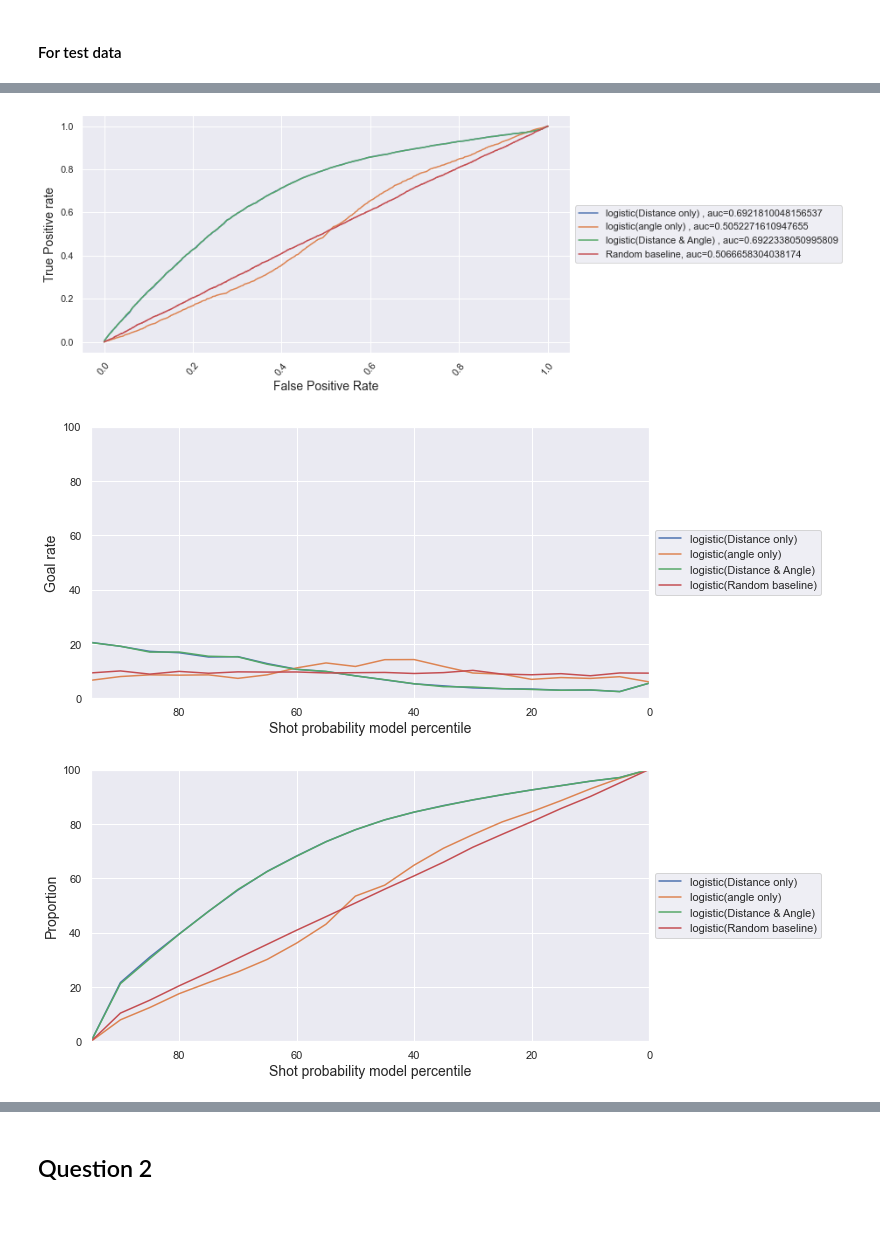
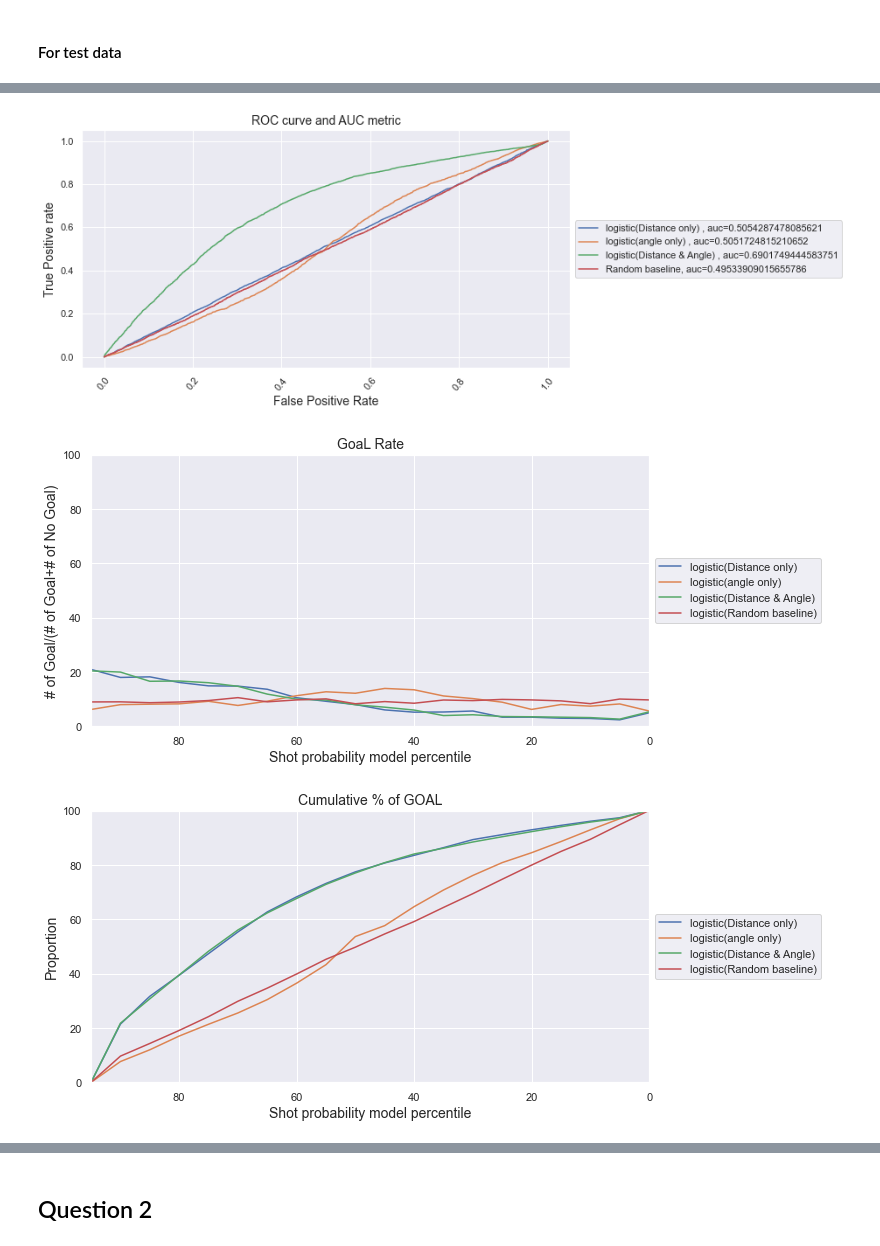
Before and after one commit to DS-IFT6750-project-collaboration/Hockey-all-star-analytics, a Jupyter notebook: Milestone2_Feature engineering(Q2,Q3).ipynb, the cells around one changed output, grey strips where cells are left out. Saved outputs shown, nothing was run; the diff lists cells and outputs as text; code cells hidden in the pictures; blank space fills up the shorter version.

```diff
--- a/Milestone2_Feature engineering(Q2,Q3).ipynb
+++ b/Milestone2_Feature engineering(Q2,Q3).ipynb
@@ -52,7 +53,7 @@ advanced_df.head()
 df['is_goal'] = np.where(df.event_type_id == "GOAL",1,0)
 result_df = pd.concat([advanced_df, df[['is_goal']]], axis=1).round(2).fillna(0)
 # %%
-X_train, X_test, y_train, y_test = train_test_split(result_df.drop(['is_goal','empty_net'],axis=1).fillna(0), result_df['is_goal'], test_size=0.30, random_state=42)
+X_train, X_test, y_train, y_test = train_test_split(result_df.drop(['is_goal','empty_net'],axis=1).fillna(0), result_df['is_goal'], test_size=0.20, random_state=42)
 # %%
 experiment = Experiment(
     project_name="hockey-all-star-analytics",
@@ -90,21 +91,25 @@ def goal_Rate(pred, y_test):
     return goal_rate, cumulative, Shot_prob_percentile
 # %%
 ##Logistic with distance
-clf_dist = LogisticRegression(random_state=0).fit(X_train[['dist_from_net']], y_train)
+X_train, X_test, y_train, y_test = train_test_split(result_df.drop(['is_goal','empty_net'],axis=1).fillna(0), result_df['is_goal'], test_size=0.20, random_state=20)
+clf_dist = LogisticRegression().fit(X_train[['dist_from_net']], y_train)
 y_pred_dist = clf_dist.predict_proba(X_test[['dist_from_net']])[::,1]
 Goal_rate_dist, cumulative_dist, Shot_percentile =  goal_Rate(y_pred_dist, y_test)
 
 ##Logistic with angle
-clf_angle = LogisticRegression(random_state=0).fit(X_train[['angle_from_net']], y_train)
+X_train, X_test, y_train, y_test = train_test_split(result_df.drop(['is_goal','empty_net'],axis=1).fillna(0), result_df['is_goal'], test_size=0.20, random_state=42)
+clf_angle = LogisticRegression().fit(X_train[['angle_from_net']], y_train)
 y_pred_angle = clf_angle.predict_proba(X_test[['angle_from_net']])[::,1]
 Goal_rate_angle,cumulative_angle, Shot_percentile =  goal_Rate(y_pred_angle, y_test)
 
 ##Logistic with distance and angle
-clf_angle_dist = LogisticRegression(random_state=0).fit(X_train[['dist_from_net','angle_from_net']], y_train)
+X_train, X_test, y_train, y_test = train_test_split(result_df.drop(['is_goal','empty_net'],axis=1).fillna(0), result_df['is_goal'], test_size=0.20, random_state=42)
+clf_angle_dist = LogisticRegression().fit(X_train[['dist_from_net','angle_from_net']], y_train)
 y_pred_angle_dist = clf_angle_dist.predict_proba(X_test[['dist_from_net','angle_from_net']])[::,1]
 Goal_rate_angle_dist,cumulative_angle_dist, Shot_percentile =  goal_Rate(y_pred_angle_dist, y_test)
 
 ##Random baseline
+X_train, X_test, y_train, y_test = train_test_split(result_df.drop(['is_goal','empty_net'],axis=1).fillna(0), result_df['is_goal'], test_size=0.20, random_state=42)
 random_baseline = [random.uniform(0, 1) for r in  y_test]
 Goal_rate_random,cumulative_random, Shot_percentile =  goal_Rate(random_baseline, y_test)
 # %%
@@ -271,28 +186,29 @@ def plots_evaluation(Goal_rate_dist, cumulative_dist, Goal_rate_angle,cumulative
     fpr_dist, tpr_dist, _ = metrics.roc_curve(y_test, y_pred_dist)
     auc_dist = metrics.roc_auc_score(y_test, y_pred_dist)
     plt.plot(fpr_dist,tpr_dist,label="logistic(Distance only) , auc="+str(auc_dist))
-    experiment.log_metric("logistic(Distance only) ", auc_dist)
+    experiment.log_metric("logistic(Distance only)-AUC ", auc_dist)
 
     fpr_angle, tpr_angle, _ = metrics.roc_curve(y_test, y_pred_angle)
     auc_angle = metrics.roc_auc_score(y_test, y_pred_angle)
     plt.plot(fpr_angle,tpr_angle,label="logistic(angle only) , auc="+str(auc_angle))
-    experiment.log_metric("logistic(angle only)", auc_angle)
+    experiment.log_metric("logistic(angle only)-AUC", auc_angle)
 
     fpr_dist_angle, tpr_dist_angle, _ = metrics.roc_curve(y_test, y_pred_angle_dist)
     auc_dist_angle = metrics.roc_auc_score(y_test, y_pred_angle_dist)
     plt.plot(fpr_dist_angle,tpr_dist_angle,label="logistic(Distance & Angle) , auc="+str(auc_dist_angle))
-    experiment.log_metric("logistic(Distance & Angle)", auc_dist_angle)
+    experiment.log_metric("logistic(Distance & Angle)-AUC", auc_dist_angle)
 
     fpr_random, tpr_random, _ = metrics.roc_curve(y_test, random_baseline)
     auc_random = metrics.roc_auc_score(y_test, random_baseline)
     plt.plot(fpr_random,tpr_random,label="Random baseline, auc="+str(auc_random))
-    experiment.log_metric("Random baseline", auc_random)
+    experiment.log_metric("Random baseline-AUC", auc_random)
 
     plt.legend(loc='center left', bbox_to_anchor=(1, 0.5))
     plt.xticks(rotation=50)
     plt.xlabel('False Positive Rate', fontsize=14)
     plt.ylabel('True Positive rate', fontsize=14)
     plt.legend(loc='center left', bbox_to_anchor=(1, 0.5))
+    plt.title("ROC curve and AUC metric",fontsize=14)
     plt.savefig("/Users/henaghonia/Desktop/udem/Sem-1/Data-science/ift6758-Milestone2_blog/ift6758-Milestone2_blog/images/ROC_AUC_comparison.png",bbox_inches="tight")
     experiment.log_figure(figure_name="AUC_ROC ", overwrite=True, step=None)
     plt.show()
@@ -304,7 +220,8 @@ def plots_evaluation(Goal_rate_dist, cumulative_dist, Goal_rate_angle,cumulative
     plt.xlim(max(Shot_percentile), min(Shot_percentile))
     plt.ylim(0, 100)
     plt.xlabel('Shot probability model percentile', fontsize=14)
-    plt.ylabel('Goal rate', fontsize=14)
+    plt.ylabel('# of Goal/(# of Goal+# of No Goal)', fontsize=14)
+    plt.title("GoaL Rate",fontsize=14)
     plt.legend(loc='center left', bbox_to_anchor=(1, 0.5))
     plt.savefig("/Users/henaghonia/Desktop/udem/Sem-1/Data-science/ift6758-Milestone2_blog/ift6758-Milestone2_blog/images/Goal_rate_comparison.png",bbox_inches="tight")
     experiment.log_figure(figure_name = "Goal rate vs Shot probability model percentile", overwrite=True, step=None)
@@ -320,9 +237,9 @@ def plots_evaluation(Goal_rate_dist, cumulative_dist, Goal_rate_angle,cumulative
     plt.xlabel('Shot probability model percentile', fontsize=14)
     plt.ylabel('Proportion', fontsize=14)
     plt.legend(loc='center left', bbox_to_anchor=(1, 0.5))
+    plt.title("Cumulative % of GOAL",fontsize=14)
     plt.savefig("/Users/henaghonia/Desktop/udem/Sem-1/Data-science/ift6758-Milestone2_blog/ift6758-Milestone2_blog/images/cum_Shot_prob_comparison.png",bbox_inches="tight")
     experiment.log_figure(figure_name = "Proportion vs Shot probability model percentile", overwrite=True, step=None)
-
     plt.show()
 
     #clf_list = [(clf_dist,'logistic(Distance only)'), (clf_angle,'logistic(angle only)'), (clf_angle_dist,'logistic(Distance & Angle)'), ("","Random baseline")]
@@ -330,33 +247,34 @@ def plots_evaluation(Goal_rate_dist, cumulative_dist, Goal_rate_angle,cumulative
     clf_list = [(y_pred_dist,'logistic(Distance only)'),(y_pred_angle,'logistic(angle only)'),(y_pred_angle_dist,'logistic(Distance & Angle)'),(random_baseline,"Random baseline")]
 
 
     fig = plt.figure(figsize=(10, 10))
     gs = GridSpec(4, 2)
     colors = plt.cm.get_cmap("Dark2")
 
     ax_calibration_curve = fig.add_subplot(gs[:2, :2])
     calibration_displays = {}
     for i, (clf, name) in enumerate(clf_list):
         display = CalibrationDisplay.from_predictions(
 
             y_test,
             clf,
             name=name,
             n_bins=40,
             ax=ax_calibration_curve,
 
         )
         calibration_displays[name] = display
 
 
     ax_calibration_curve.grid()
     ax_calibration_curve.set_title("Calibration plots")
     plt.legend(loc='center left', bbox_to_anchor=(1, 0.5))
+    plt.title("Reliability diagram",fontsize=14)
     plt.savefig("/Users/henaghonia/Desktop/udem/Sem-1/Data-science/ift6758-Milestone2_blog/ift6758-Milestone2_blog/images/Calibration_comparison.png",bbox_inches="tight")
     experiment.log_figure(figure_name = "Calibration plot", overwrite=True, step=None)
 
 plots_evaluation(Goal_rate_dist, cumulative_dist, Goal_rate_angle,cumulative_angle,Goal_rate_angle_dist,cumulative_angle_dist,Goal_rate_random,cumulative_random,y_test,y_pred_dist,y_pred_angle,y_pred_angle_dist,random_baseline,Shot_percentile)
 # %% [output]
-[figure, old version]
+[figure, new version]
-[figure, old version]
+[figure, new version]
-[figure, old version]
+[figure, new version]
```
Also changed, not shown: parts of 18 cells of this notebook, 1 other file.
